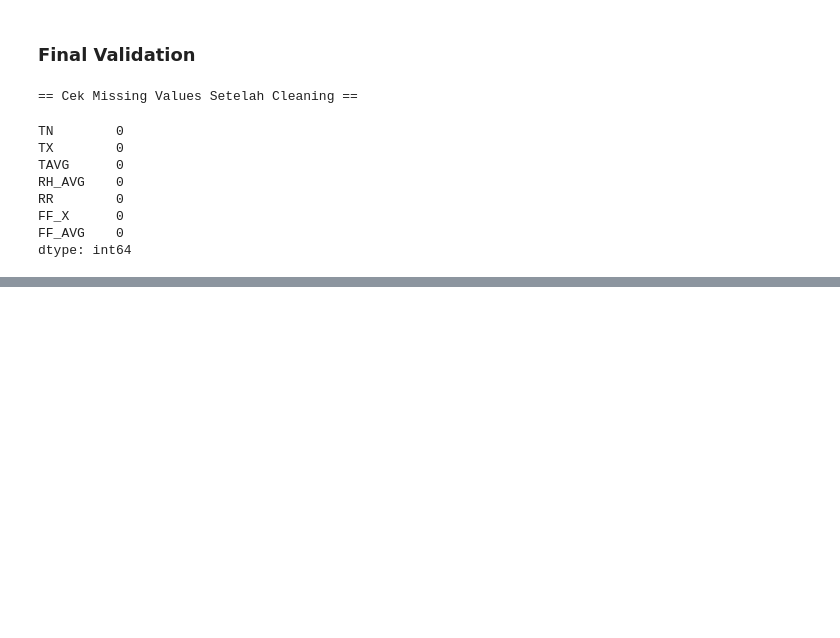
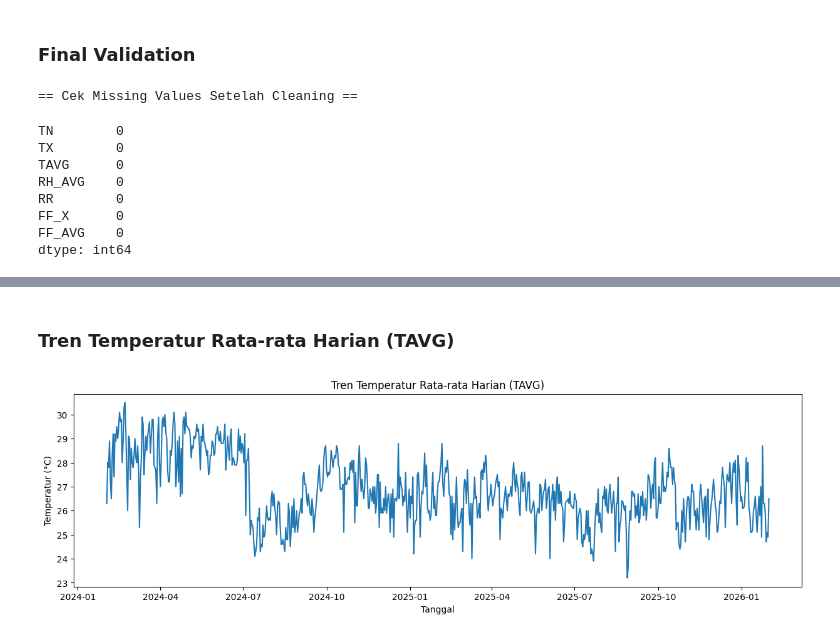
Before and after one commit to Ndraa-44/uas_datscie_prediksi, a Jupyter notebook: Notebooks/uas_datscie_implementation.ipynb, the cells around one changed output, grey strips where cells are left out. Drawn from its saved outputs; the diff is of its cells as text; code cells hidden in the pictures; blank space fills up the shorter version.

```diff
--- a/Notebooks/uas_datscie_implementation.ipynb
+++ b/Notebooks/uas_datscie_implementation.ipynb
@@ -103,0 +232,12 @@ dtype: int64
+# %% [markdown]
+### Tren Temperatur Rata-rata Harian (TAVG)
+# %%
+# Tren Temperatur Rata-rata Harian (TAVG)
+plt.figure(figsize=(15, 4))
+plt.plot(df_clean.index, df_clean["TAVG"])
+plt.title("Tren Temperatur Rata-rata Harian (TAVG)")
+plt.xlabel("Tanggal")
+plt.ylabel("Temperatur (°C)")
+plt.show()
+# %% [output]
+[figure, added]
```
Also changed, not shown: parts of 32 cells of this notebook, 1 other file.
